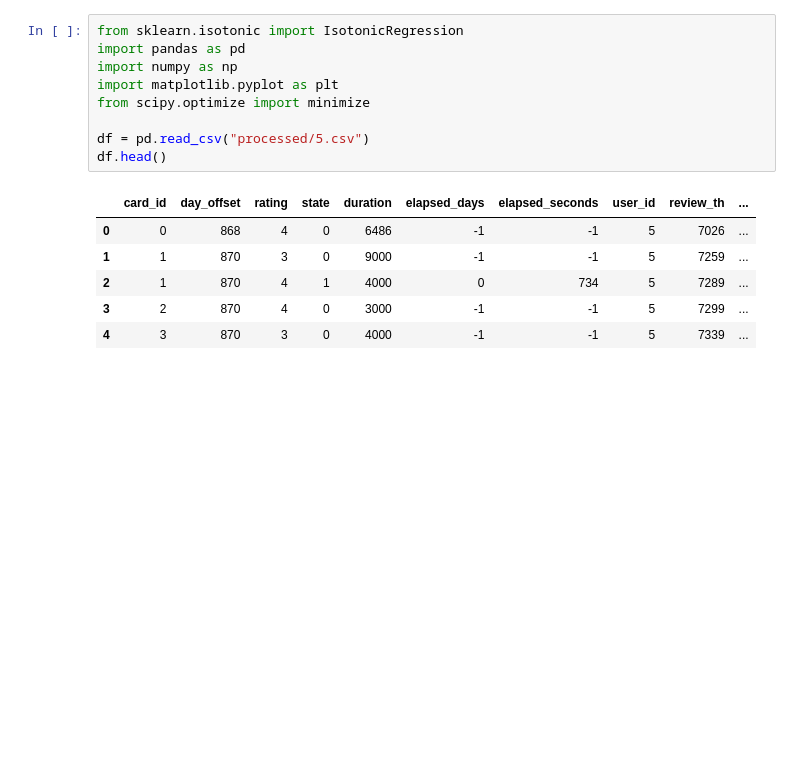
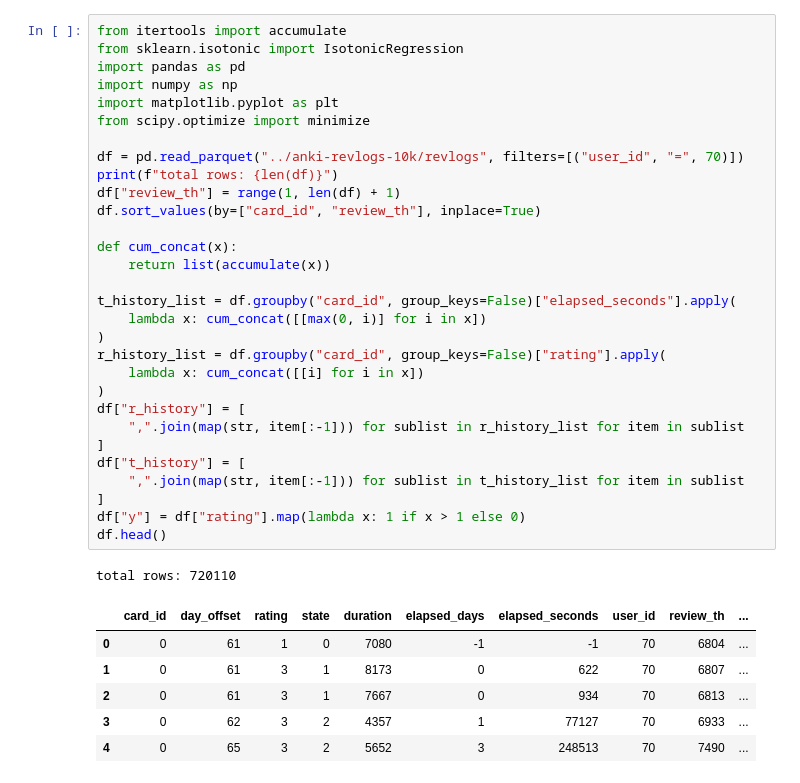
Before and after one commit to open-spaced-repetition/short-term-memory-research, a Jupyter notebook: seq_isotonic.ipynb, the cells around one changed output. Drawn from its saved outputs; the diff is of its cells as text; blank space fills up the shorter version.

Commit message:
refactor seq_isotonic.ipynb

```diff
--- a/seq_isotonic.ipynb
+++ b/seq_isotonic.ipynb
@@ -1,19 +1,41 @@
-# %%
-from sklearn.isotonic import IsotonicRegression
-import pandas as pd
-import numpy as np
-import matplotlib.pyplot as plt
-from scipy.optimize import minimize
-
-df = pd.read_csv("processed/5.csv")
-df.head()
-# %% [output]
-|  | card_id | day_offset | rating | state | duration | elapsed_days | elapsed_seconds | user_id | review_th | ... |
-| 0 | 0 | 868 | 4 | 0 | 6486 | -1 | -1 | 5 | 7026 | ... |
-| 1 | 1 | 870 | 3 | 0 | 9000 | -1 | -1 | 5 | 7259 | ... |
-| 2 | 1 | 870 | 4 | 1 | 4000 | 0 | 734 | 5 | 7289 | ... |
-| 3 | 2 | 870 | 4 | 0 | 3000 | -1 | -1 | 5 | 7299 | ... |
-| 4 | 3 | 870 | 3 | 0 | 4000 | -1 | -1 | 5 | 7339 | ... |
+# %%
+from itertools import accumulate
+from sklearn.isotonic import IsotonicRegression
+import pandas as pd
+import numpy as np
+import matplotlib.pyplot as plt
+from scipy.optimize import minimize
+
+df = pd.read_parquet("../anki-revlogs-10k/revlogs", filters=[("user_id", "=", 70)])
+print(f"total rows: {len(df)}")
+df["review_th"] = range(1, len(df) + 1)
+df.sort_values(by=["card_id", "review_th"], inplace=True)
+
+def cum_concat(x):
+    return list(accumulate(x))
+
+t_history_list = df.groupby("card_id", group_keys=False)["elapsed_seconds"].apply(
+    lambda x: cum_concat([[max(0, i)] for i in x])
+)
+r_history_list = df.groupby("card_id", group_keys=False)["rating"].apply(
+    lambda x: cum_concat([[i] for i in x])
+)
+df["r_history"] = [
+    ",".join(map(str, item[:-1])) for sublist in r_history_list for item in sublist
+]
+df["t_history"] = [
+    ",".join(map(str, item[:-1])) for sublist in t_history_list for item in sublist
+]
+df["y"] = df["rating"].map(lambda x: 1 if x > 1 else 0)
+df.head()
+# %% [output]
+total rows: 720110
+|  | card_id | day_offset | rating | state | duration | elapsed_days | elapsed_seconds | user_id | review_th | ... |
+| 0 | 0 | 61 | 1 | 0 | 7080 | -1 | -1 | 70 | 6804 | ... |
+| 1 | 0 | 61 | 3 | 1 | 8173 | 0 | 622 | 70 | 6807 | ... |
+| 2 | 0 | 61 | 3 | 1 | 7667 | 0 | 934 | 70 | 6813 | ... |
+| 3 | 0 | 62 | 3 | 2 | 4357 | 1 | 77127 | 70 | 6933 | ... |
+| 4 | 0 | 65 | 3 | 2 | 5652 | 3 | 248513 | 70 | 7490 | ... |
 # %%
 DECAY = -0.5
 
```
Also changed, not shown: parts of 3 cells of this notebook.
